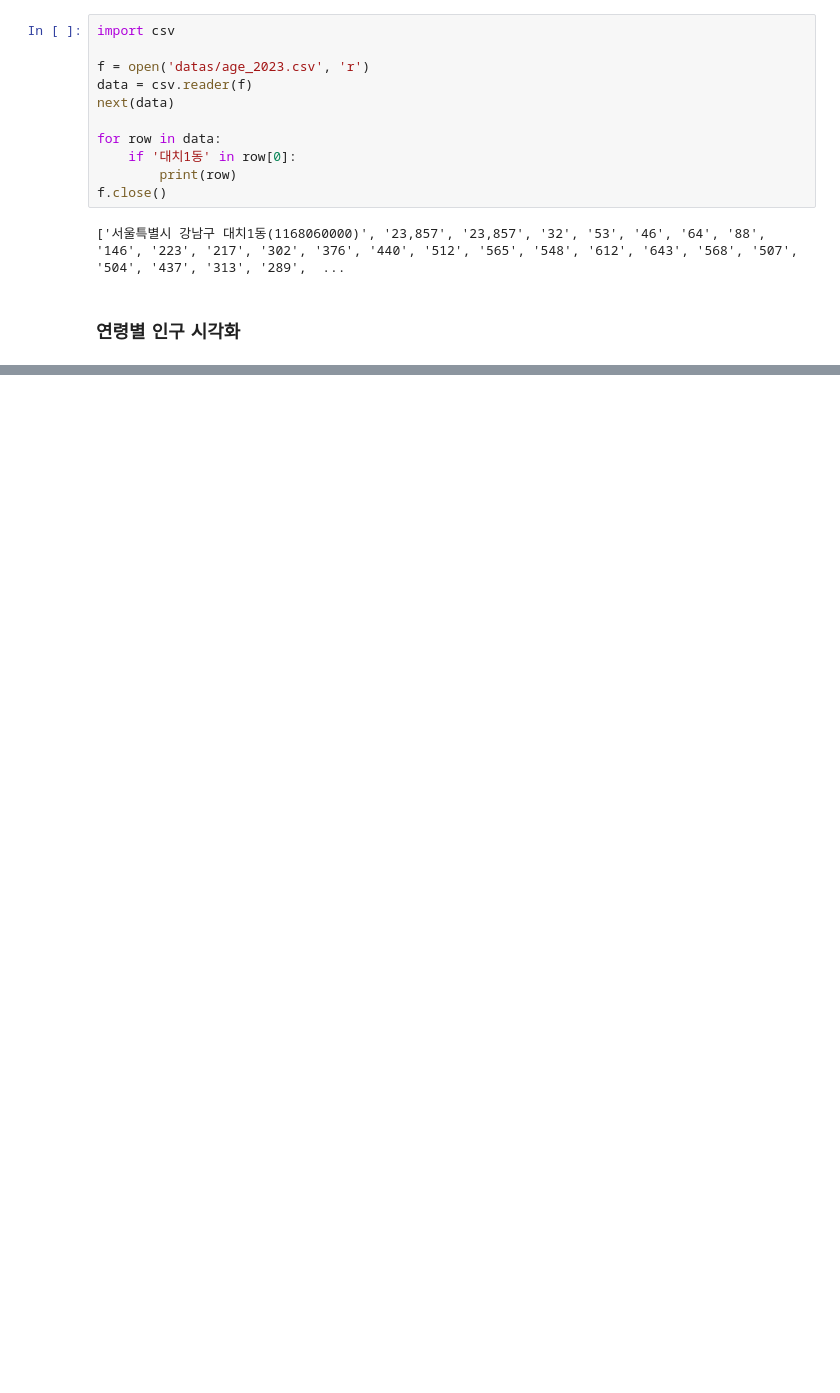
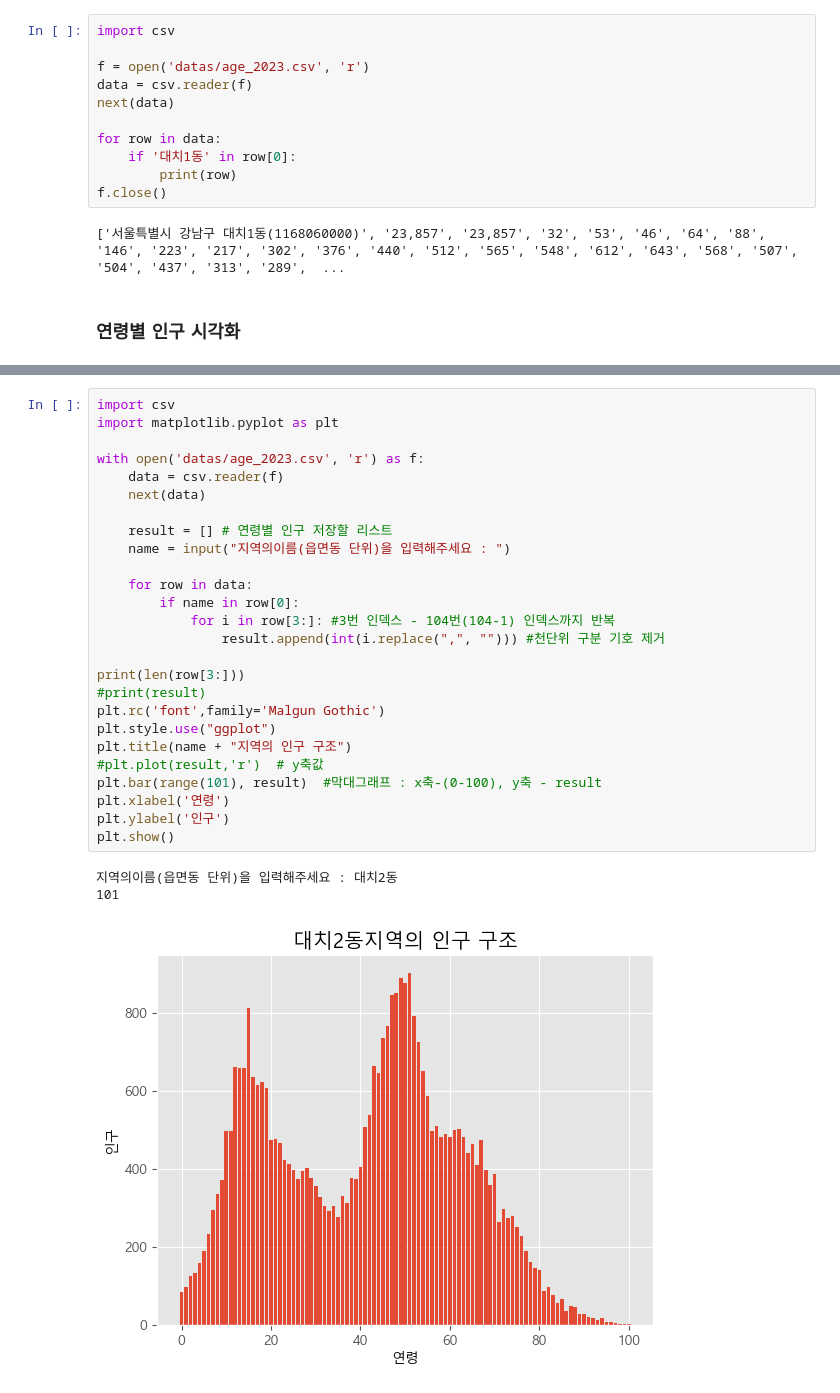
Before and after one commit to eunburi/green_data, a Jupyter notebook: population1.ipynb, the cells around one changed output, grey strips where cells are left out. Cells and saved outputs as stored; diff of their text form; blank space fills up the shorter version.

```diff
--- a/population1.ipynb
+++ b/population1.ipynb
@@ -40,0 +41,30 @@ plt.show()
+# %%
+import csv
+import matplotlib.pyplot as plt
+
+with open('datas/age_2023.csv', 'r') as f:
+    data = csv.reader(f)
+    next(data)
+
+    result = [] # 연령별 인구 저장할 리스트
+    name = input("지역의이름(읍면동 단위)을 입력해주세요 : ")
+
+    for row in data:
+        if name in row[0]:
+            for i in row[3:]: #3번 인덱스 - 104번(104-1) 인덱스까지 반복
+                result.append(int(i.replace(",", ""))) #천단위 구분 기호 제거
+
+print(len(row[3:]))
+#print(result)
+plt.rc('font',family='Malgun Gothic')
+plt.style.use("ggplot")
+plt.title(name + "지역의 인구 구조")
+#plt.plot(result,'r')  # y축값
+plt.bar(range(101), result)  #막대그래프 : x축-(0-100), y축 - result
+plt.xlabel('연령')
+plt.ylabel('인구')
+plt.show()
+# %% [output]
+지역의이름(읍면동 단위)을 입력해주세요 : 대치2동
+101
+[figure, added]
```
Also changed, not shown: parts of 1 cell of this notebook, 9 other files.
